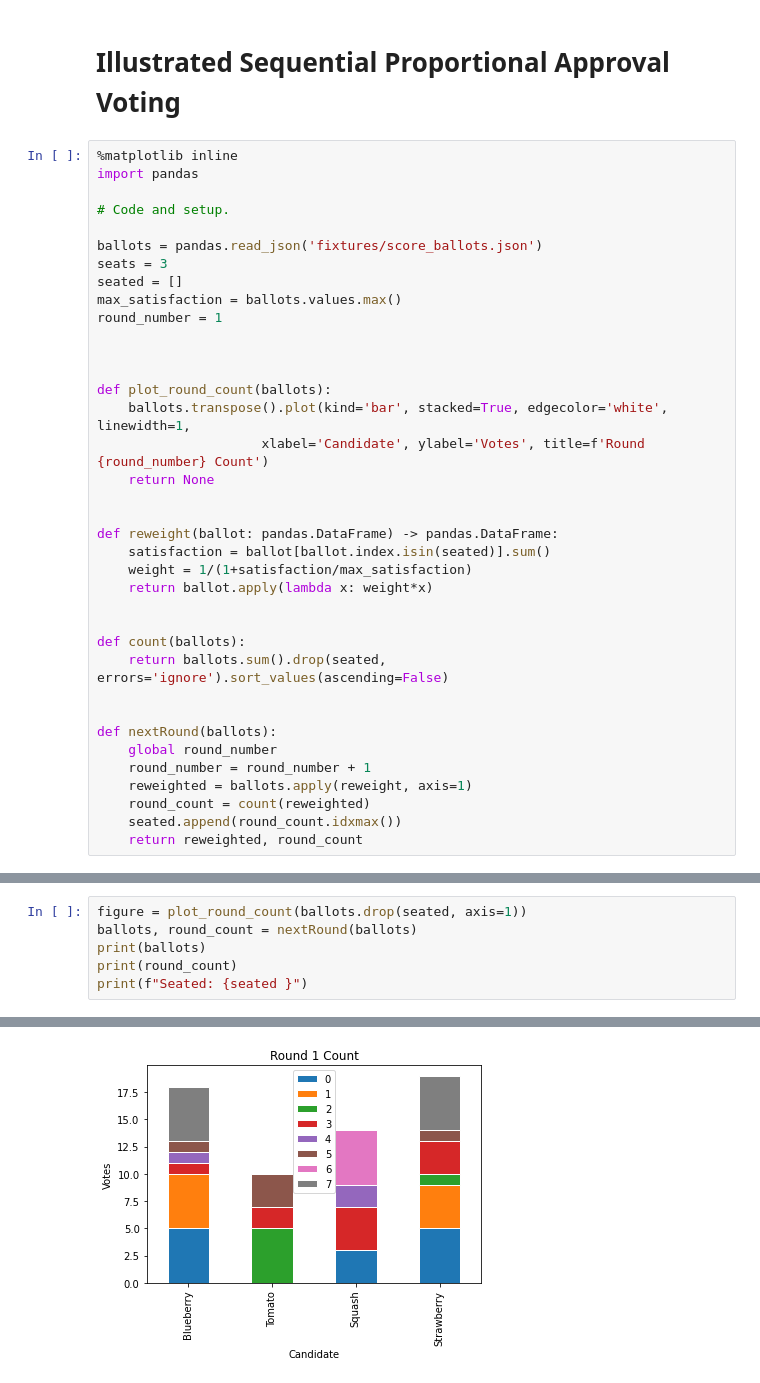
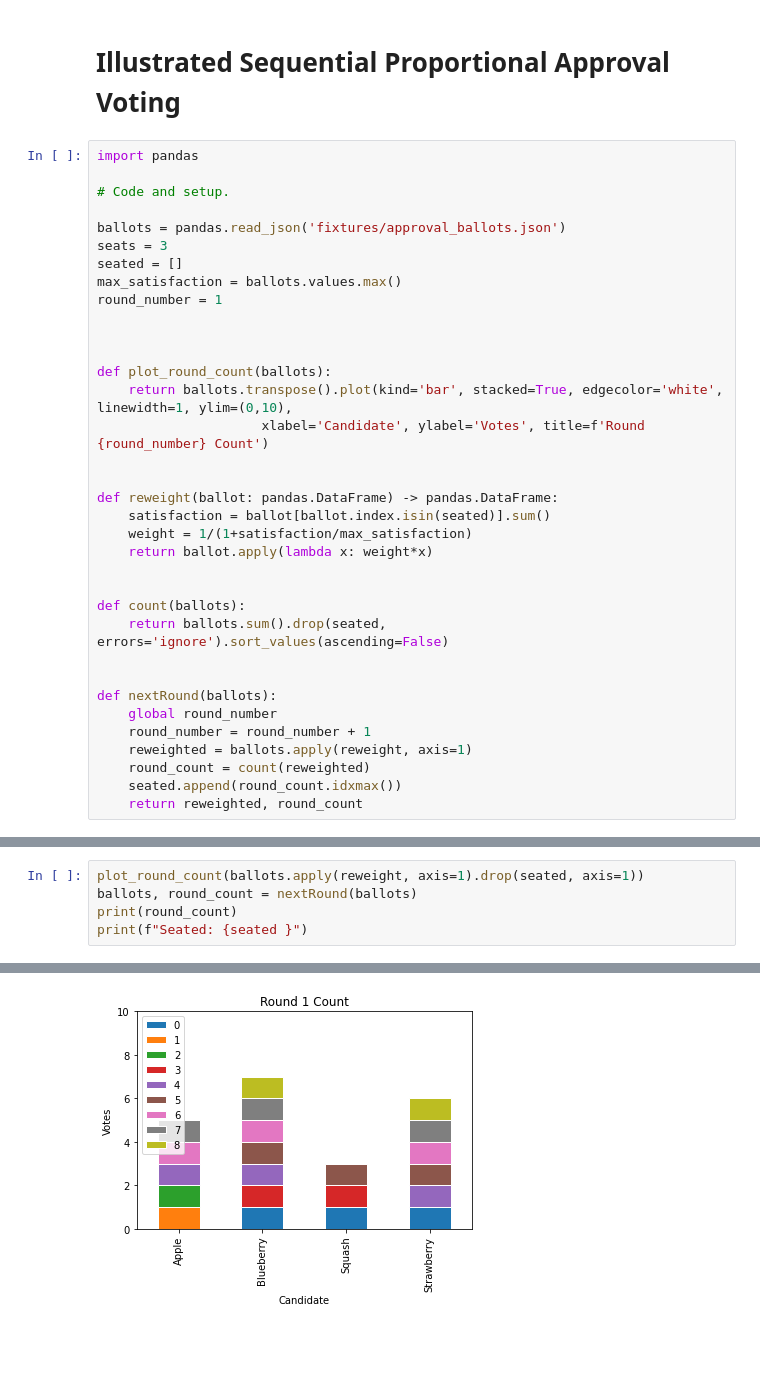
Before and after one commit to electionscience/election_methods, a Jupyter notebook: Illustrated SPAV.ipynb, the cells around one changed output, grey strips where cells are left out. Saved outputs shown, nothing was run; the diff lists cells and outputs as text; blank space fills up the shorter version.

```diff
--- a/Illustrated SPAV.ipynb
+++ b/Illustrated SPAV.ipynb
@@ -1,12 +1,11 @@
 # %% [markdown]
 # Illustrated Sequential Proportional Approval Voting
 # %%
-%matplotlib inline
 import pandas
 
 # Code and setup.
 
-ballots = pandas.read_json('fixtures/score_ballots.json')
+ballots = pandas.read_json('fixtures/approval_ballots.json')
 seats = 3
 seated = []
 max_satisfaction = ballots.values.max()
@@ -15,9 +14,8 @@ round_number = 1
 
 
 def plot_round_count(ballots):
-    ballots.transpose().plot(kind='bar', stacked=True, edgecolor='white', linewidth=1,
+    return ballots.transpose().plot(kind='bar', stacked=True, edgecolor='white', linewidth=1, ylim=(0,10),
                      xlabel='Candidate', ylabel='Votes', title=f'Round {round_number} Count')
-    return None
 
 
 def reweight(ballot: pandas.DataFrame) -> pandas.DataFrame:
@@ -44,7 +42,6 @@ In round one we only need to count the candidate with the highest votes and then
 # %%
-figure = plot_round_count(ballots.drop(seated, axis=1))
+plot_round_count(ballots.apply(reweight, axis=1).drop(seated, axis=1))
 ballots, round_count = nextRound(ballots)
-print(ballots)
 print(round_count)
 print(f"Seated: {seated }")
 # %% [output]
@@ -66,4 +54,4 @@ Seated: ['Strawberry']
-[figure, old version]
+[figure, new version]
 # %% [markdown]
 # Round 2
 
```
Also changed, not shown: parts of 7 cells of this notebook, 2 other files.
